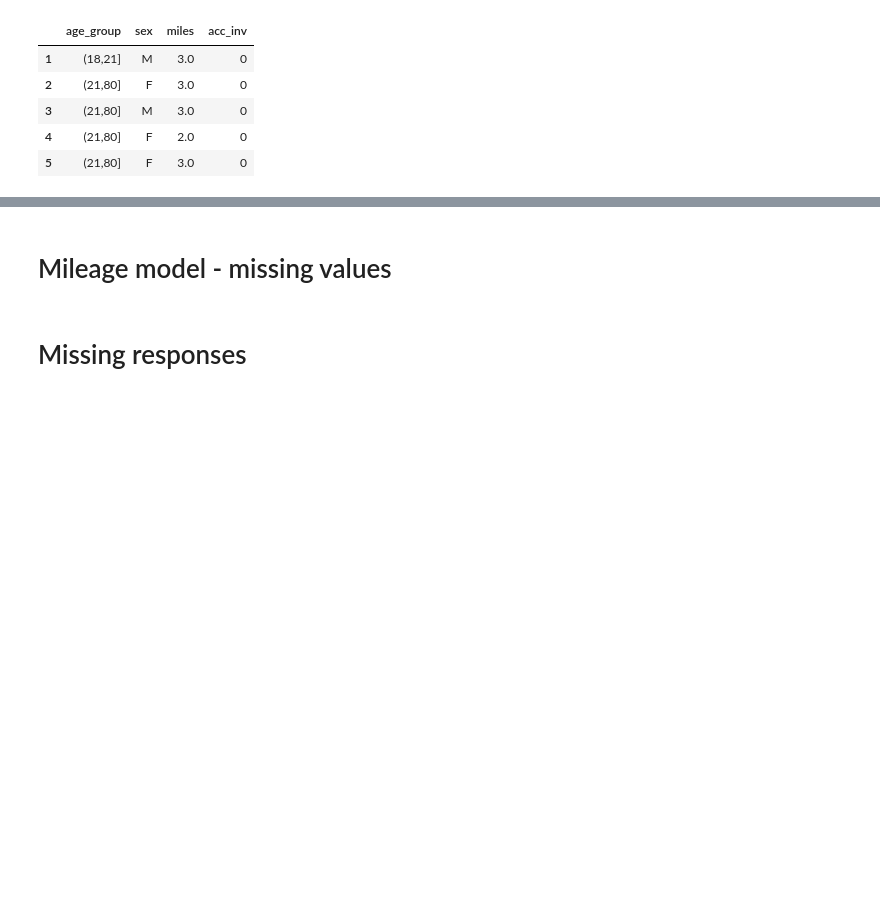
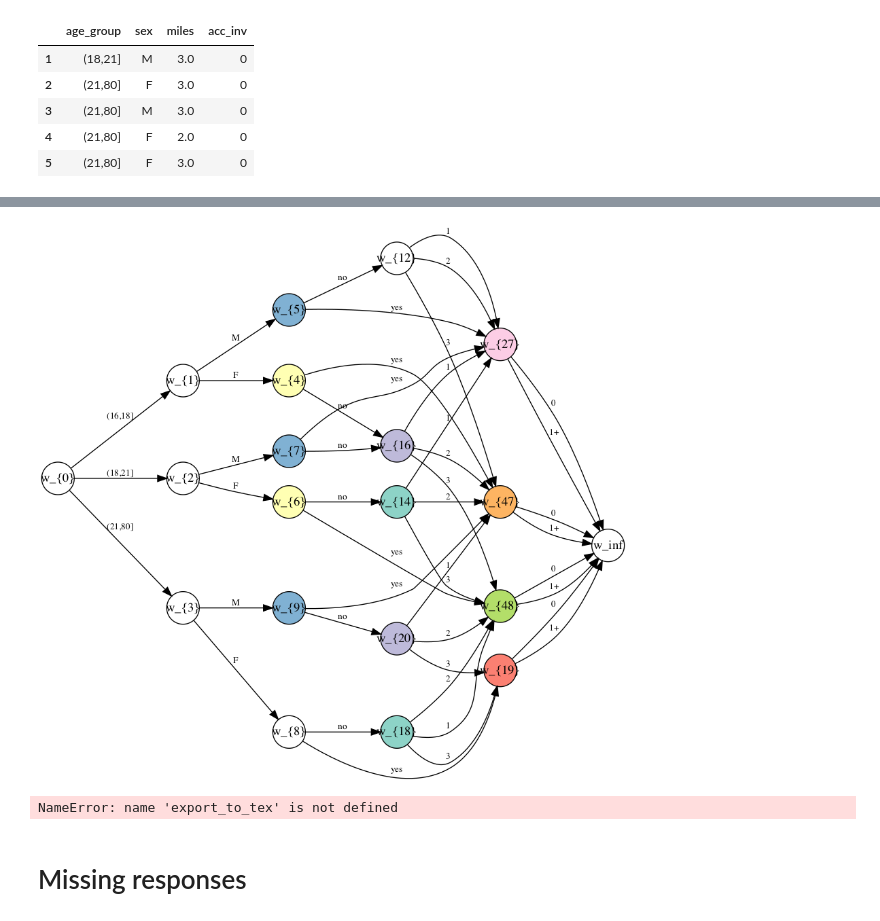
Before and after one commit to kasia-kobalczyk/chain-event-graphs, a Jupyter notebook: python/report_models.ipynb, the cells around one changed output, grey strips where cells are left out. Cells and saved outputs as stored; diff of their text form; code cells hidden in the pictures; blank space fills up the shorter version.

Commit message:
update figures with white nodes

```diff
--- a/python/report_models.ipynb
+++ b/python/report_models.ipynb
@@ -102,2 +101,24 @@ miles        8734
 acc_inv      9491
 dtype: int64
+# %%
+order = ["age_group", "sex", "is_missing", "miles", "acc_inv"]
+df["is_missing"] = np.where(df["miles"].isna(), "yes", "no")
+df["miles"] = np.where(df["miles"].isna(), np.nan, df["miles"].astype('Int64'))
+mod_miles_mis = tree.ceg({'dataframe' : df[order]})
+new_nodes = ["w_{" + str(n) + "}" for n in list(range(0, len(mod_miles_mis.nodes)))]
+mod_miles_mis.rename_nodes(new_nodes)
+mod_miles_mis.AHC_transitions(alpha = 3)
+mod_miles_mis = mod_miles_mis.ceg_figure_optimal(
+    "ceg",
+    display_probs=False,
+    return_raw=True,
+    params = {'ranksep': 1, 'fontsize': 15, 'shape': "circle", 'width': 0.5, 'style': "filled"},
+)
+converter = t2t.converter({
+  'figure': mod_miles_mis,
+  'labelled_nodes' : {0: "Age", 3: "Sex", 8: "Missing", 18: "Miles", 19: "Accident"},
+  'filename': "ceg_miles_mis"
+})
+converter.export_processed()
+Image(mod_miles_mis.create_png())
+# %% [output]
@@ -104,3 +144,4 @@ dtype: int64
+[figure, added]
 # %%
 order = ["age_group", "sex", "miles", "acc_inv"]
 mod_miles = tree.ceg({'dataframe' : df[order].dropna()})
@@ -114,8 +155,8 @@ mod_miles_ceg = mod_miles.ceg_figure_optimal(
 )
 export_to_tex(mod_miles_ceg, "miles_complete_ceg")
 #Image(mod_miles_ceg.create_png())
+# %% [output]
+NameError: name 'export_to_tex' is not defined
-# %% [markdown]
-# Mileage model - missing values
 # %%
 order = ["age_group", "sex", "is_missing", "miles", "acc_inv"]
 df["is_missing"] = np.where(df["miles"].isna(), "yes", "no")
```
Also changed, not shown: parts of 6 cells of this notebook, 8 other files.
